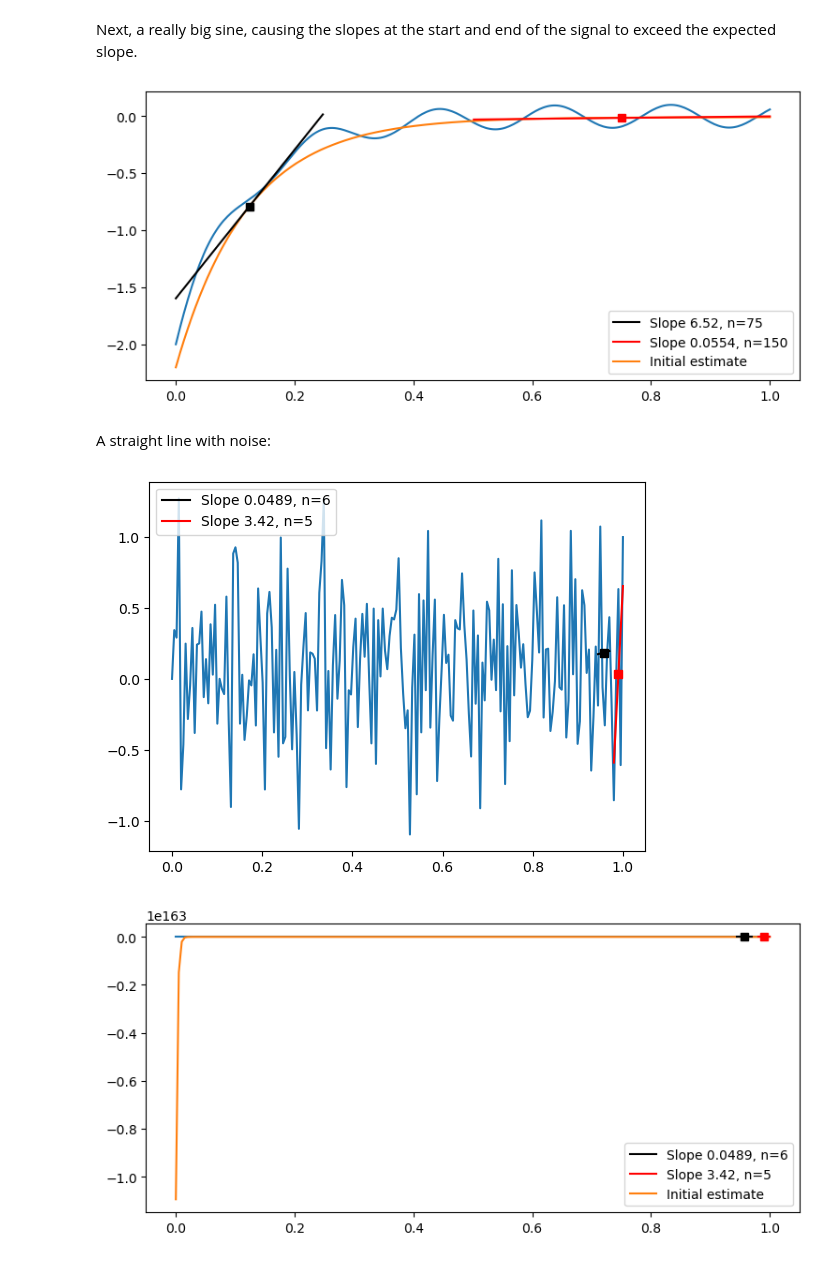
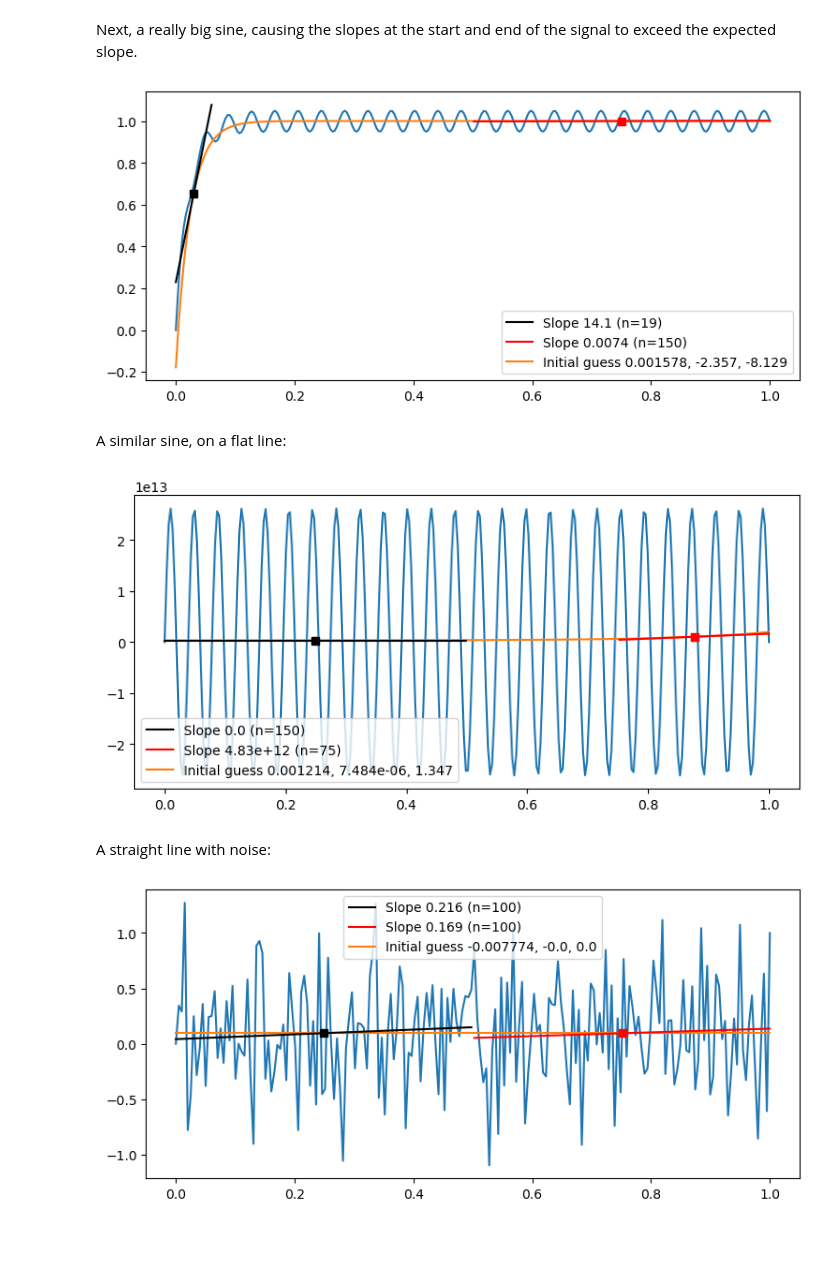
Before and after one commit to myokit/expfit, a Jupyter notebook: docs/expfit-1-initial-guess-single.ipynb, the cells around one changed output. Cells and saved outputs as stored; diff of their text form; code cells hidden in the pictures.

Commit message:
Fixed ZoomTransform. Updated docs.

```diff
--- a/docs/expfit-1-initial-guess-single.ipynb
+++ b/docs/expfit-1-initial-guess-single.ipynb
@@ -94,15 +94,14 @@ def fn(x, a, b, c, s):
     y = f(x, a, b, c)
     return y + (y[-1] - y[0]) * rng.normal(0, s, len(x))
 # %%
-n = 100
+a, b, c = 1, -5, -1
 s = 0.1
-a, b, c = 1, -5, -1
-x = np.linspace(0, 3, n)
+x = np.linspace(0, 3, 100)
 y = fn(x, a, b, c, s)
 
 fig = plt.figure(figsize=(7, 4))
 ax = fig.add_subplot()
-ax.plot(x, y, 's-' if n < 10 else '-')
+ax.plot(x, y)
 plt.show()
 # %% [output]
 [figure]
@@ -122,13 +123,13 @@ rng = np.random.default_rng(1)
 
 tests = [
     (3, 2, 2, 0.07, 9),
-    (-1, -2, -3, 0.08, 30),
-    (-3, 5, 3, 0.2, 300),
+    (-3, 5, 4, 0.2, 300),
+    (-1, -2, -2, 0.08, 30),
     (4, -2, -4, 0.02, 1200),
 ]
 
 def fnorm(x, a, b, c, s):
-    # Version of fn that normalises y to [0, 1] (approximately)
+    # Version of fn that normalises y to [0, 1], approximately
     y = f(x, a, b, c)
     return (y - y[0]) / (y[-1] - y[0]) + rng.normal(0, s, len(x))
 
@@ -146,7 +147,7 @@ for i, (a, b, c, s, n) in enumerate(tests):
         ax.set_yticklabels([])
 
     ax.plot(x, y, 's-' if n < 10 else '-')
-    a0, b0, c0 = expfit.estimate_initial_single(x, y, axes=ax, transform=False)
+    a0, b0, c0 = expfit.estimate_initial_single(x, y, axes=ax)
 
 plt.show()
 # %% [output]
@@ -167,7 +168,7 @@ for i, (a, b, c, s, n) in enumerate(tests):
 
     ax = fig.add_subplot(grd[i])
     ax.plot(x, y, 's-' if n < 10 else '-')
-    a0, b0, c0 = expfit.estimate_initial_single(x, y, axes=ax, transform=False)
+    a0, b0, c0 = expfit.estimate_initial_single(x, y, axes=ax)
     ax.plot(x, f(x, a0, b0, c0), label='Initial guess', zorder=10)
     ax.legend(frameon=False)
     ax.set_ylim(-0.1, 1.1)
@@ -182,20 +183,20 @@ plt.show()
 # %%
-rng = np.random.default_rng(1)
 a0, b0, c0 = 1, -2, -9
-n = 300
-x = np.linspace(0, 1, n)
+x = np.linspace(0, 5, 200)
 y = a0 * np.zeros(x.shape)
 y += b0 * np.exp(c0 * x)
 y += 0.8 * np.exp(-30 * x)
 y +=- -0.2 * x
 
 def demo(x, y):
-    #y = (y - y[0]) / (y[-1] - y[0])
+    tr = expfit.UnitSquareTransform(x, y)
+    x, y = tr.x, tr.y
     fig = plt.figure(figsize=(9, 4))
     ax = fig.add_subplot()
     ax.plot(x, y)
-    a, b, c = expfit.estimate_initial_single(x, y, axes=ax, transform=False)
-    ax.plot(x, a + b * np.exp(c * x), label='Initial estimate')
+    a, b, c = expfit.estimate_initial_single(x, y, axes=ax)
+    p, q, r = tr.detransform(a, b, c)
+    ax.plot(x, a + b * np.exp(c * x), label=f'Initial guess {p:.4}, {q:.4}, {r:.4}')
     ax.legend()
 
 demo(x, y)
@@ -205,37 +206,33 @@ plt.show()
 # %% [markdown]
 Next, a really big sine, causing the slopes at the start and end of the signal to exceed the expected slope.
 # %%
-rng = np.random.default_rng(1)
-
 a0, b0, c0 = 1, -2, -9
-n = 300
-x = np.linspace(0, 1, n)
+x = np.linspace(0, 5, 300)
 y = a0 * np.zeros(x.shape)
 y += b0 * np.exp(c0 * x)
 y += 0.1 * np.sin(10.2 * np.pi * x)
 
 demo(x, y)
 # %% [output]
-[figure, old version]
+[figure, new version]
+# %% [markdown]
+A similar sine, on a flat line:
+# %%
+a0, b0, c0 = 1, -2, -9
+x = np.linspace(0, 5, 300)
+y = a0 * np.zeros(x.shape)
+y += 0.1 * np.sin(10.2 * np.pi * x)
+
+demo(x, y)
+# %% [output]
+[figure, added]
 # %% [markdown]
 A straight line with noise:
 # %%
 rng = np.random.default_rng(2)
-n = 200
-x = np.linspace(0, 1, n)
+x = np.linspace(0, 1, 200)
 y = 3 * np.zeros(x.shape)
 y += rng.normal(0, 1, x.shape)
-
-y = (y - y[0]) / (y[-1] - y[0])
-
-fig = plt.figure()
-ax = fig.add_subplot()
-ax.plot(x, y)
-expfit.estimate_initial_single(x, y, axes=ax, transform=True)
-ax.legend()
-plt.show()
-
 demo(x, y)
 # %% [output]
-[figure, old version]
+[figure, new version]
-[figure, removed]
```
Also changed, not shown: parts of 22 cells of this notebook, 6 other files.
